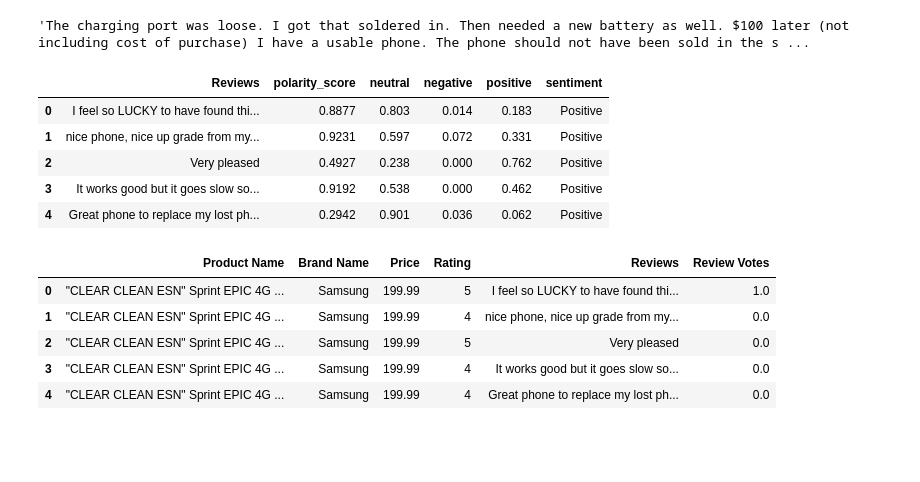
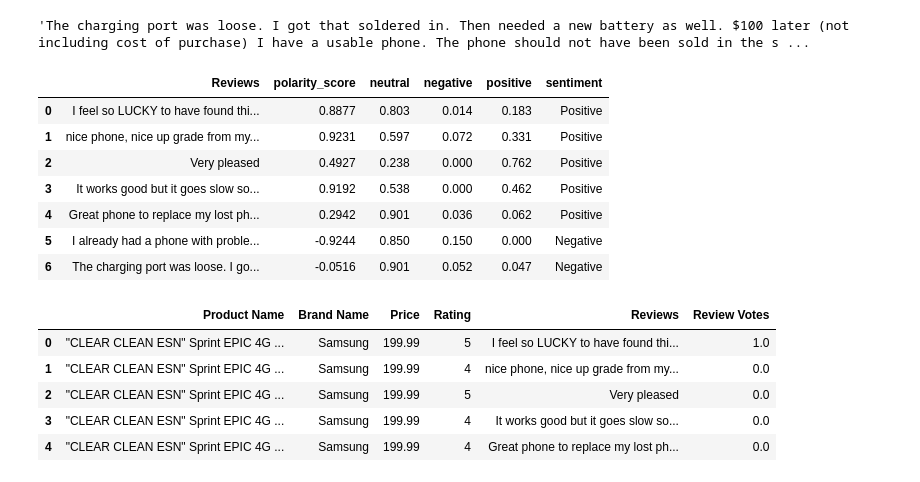
Before and after one commit to ariedamuco/Python-Programming-and-Text-Analysis, a Jupyter notebook: Code/ML/SentimentAnalysis.ipynb, the cells around one changed output. Cells and saved outputs as stored; diff of their text form; code cells hidden in the pictures; blank space fills up the shorter version.

```diff
--- a/Code/ML/SentimentAnalysis.ipynb
+++ b/Code/ML/SentimentAnalysis.ipynb
@@ -115,7 +123,7 @@ Name: Reviews, Length: 1000, dtype: float64
 # %%
 #rev['polarity']=rev['Reviews'].apply(lambda x: sentiment.polarity_scores(str(x)))
 
-review['polarity_score']=review['Reviews'].apply(lambda x: sentiment.polarity_scores(str(x))['compound'])
+review['compund']=review['Reviews'].apply(lambda x: sentiment.polarity_scores(str(x))['compound'])
 # %% [output]
 A value is trying to be set on a copy of a slice from a DataFrame.
 Try using .loc[row_indexer,col_indexer] = value instead
@@ -163,14 +180,16 @@ review.loc[review.polarity_score>0.05, 'sentiment']='Positive'
 review.loc[(review.polarity_score>-0.05) & (review.polarity_score<0.05), 'sentiment']='Neutral'
 review.loc[review.polarity_score<-0.05, 'sentiment']='Negative'
 # %%
-review.head()
+review.head(7)
 # %% [output]
 |  | Reviews | polarity_score | neutral | negative | positive | sentiment |
 | 0 | I feel so LUCKY to have found thi... | 0.8877 | 0.803 | 0.014 | 0.183 | Positive |
 | 1 | nice phone, nice up grade from my... | 0.9231 | 0.597 | 0.072 | 0.331 | Positive |
 | 2 | Very pleased | 0.4927 | 0.238 | 0.000 | 0.762 | Positive |
 | 3 | It works good but it goes slow so... | 0.9192 | 0.538 | 0.000 | 0.462 | Positive |
 | 4 | Great phone to replace my lost ph... | 0.2942 | 0.901 | 0.036 | 0.062 | Positive |
+| 5 | I already had a phone with proble... | -0.9244 | 0.850 | 0.150 | 0.000 | Negative |
+| 6 | The charging port was loose. I go... | -0.0516 | 0.901 | 0.052 | 0.047 | Negative |
 # %%
 amazon.head()
 # %% [output]
```
Also changed, not shown: parts of 8 cells of this notebook, 3 other files.
